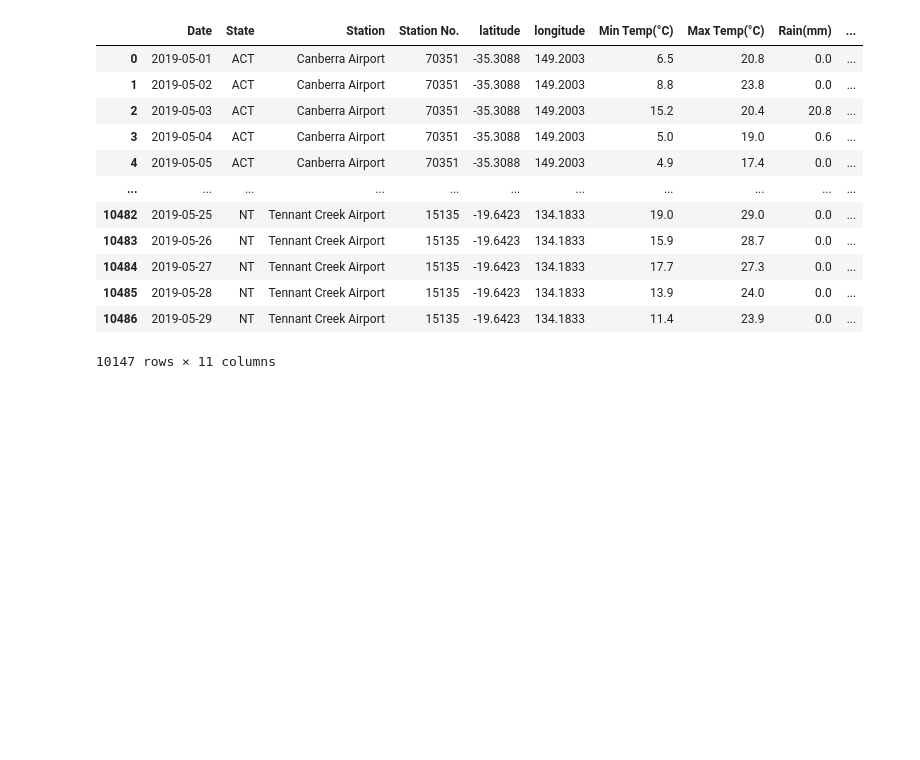
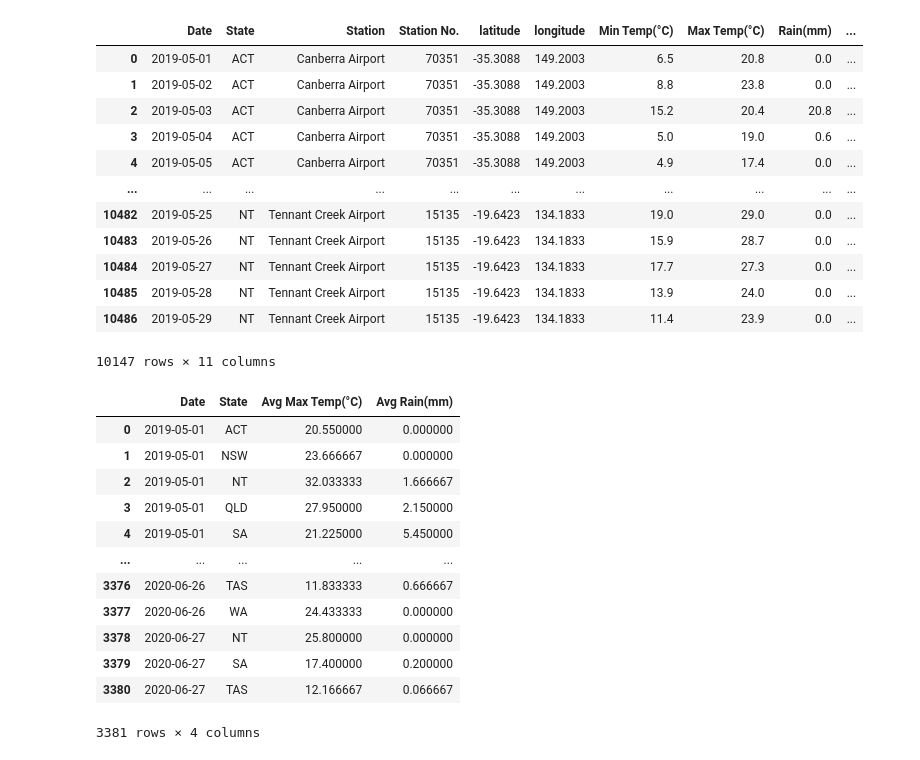
Before and after one commit to 22OVERSooN/Australian_Bushfire_Analysis, a Jupyter notebook: data_cleansing.ipynb, the cells around one changed output. Drawn from its saved outputs; the diff is of its cells as text; code cells hidden in the pictures; blank space fills up the shorter version.

Commit message:
updates on summary stats

```diff
--- a/data_cleansing.ipynb
+++ b/data_cleansing.ipynb
@@ -306,3 +306,26 @@ aus_weather_with_station_final
 # %%
 #to csv file
 aus_weather_with_station_final.to_csv("Resources/weather_Australia_with_station.csv")
+# %%
+# Generate a summary statistics table for each state over a year
+
+grouped_weatcher=aus_weather_with_station_final.groupby(['Date','State'])
+grouped_weatcher_temp=grouped_weatcher['Max Temp(°C)'].mean()
+grouped_weatcher_rain=grouped_weatcher['Rain(mm)'].mean()
+# %%
+summary_stats= pd.DataFrame({"Avg Max Temp(°C)": grouped_weatcher_temp,"Avg Rain(mm)":grouped_weatcher_rain})
+summary_stats.reset_index()
+# %% [output]
+|  | Date | State | Avg Max Temp(°C) | Avg Rain(mm) |
+| 0 | 2019-05-01 | ACT | 20.550000 | 0.000000 |
+| 1 | 2019-05-01 | NSW | 23.666667 | 0.000000 |
+| 2 | 2019-05-01 | NT | 32.033333 | 1.666667 |
+| 3 | 2019-05-01 | QLD | 27.950000 | 2.150000 |
+| 4 | 2019-05-01 | SA | 21.225000 | 5.450000 |
+| ... | ... | ... | ... | ... |
+| 3376 | 2020-06-26 | TAS | 11.833333 | 0.666667 |
+| 3377 | 2020-06-26 | WA | 24.433333 | 0.000000 |
+| 3378 | 2020-06-27 | NT | 25.800000 | 0.000000 |
+| 3379 | 2020-06-27 | SA | 17.400000 | 0.200000 |
+| 3380 | 2020-06-27 | TAS | 12.166667 | 0.066667 |
+3381 rows × 4 columns
```
Also changed, not shown: parts of 1 cell of this notebook, 5 other files.
